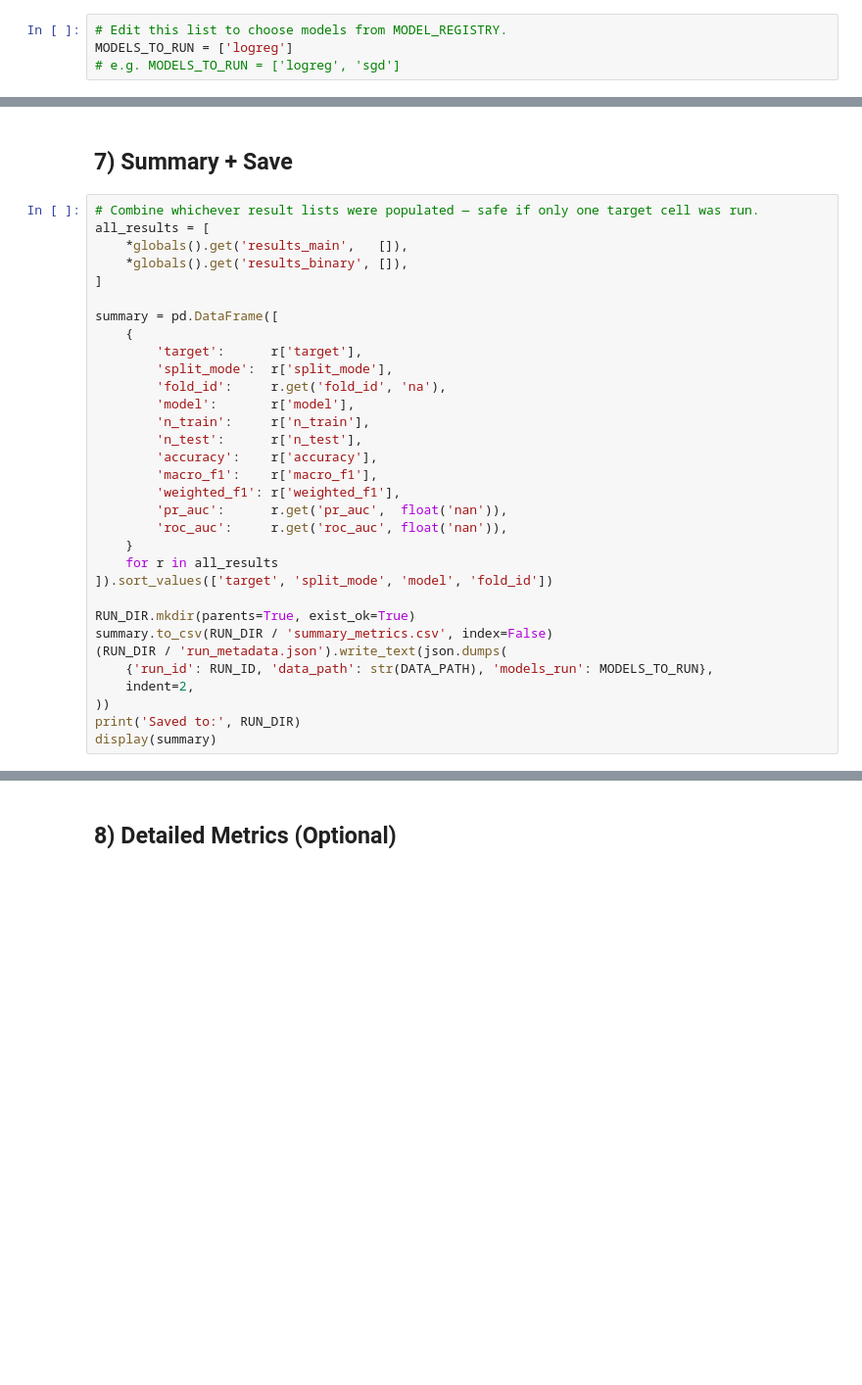
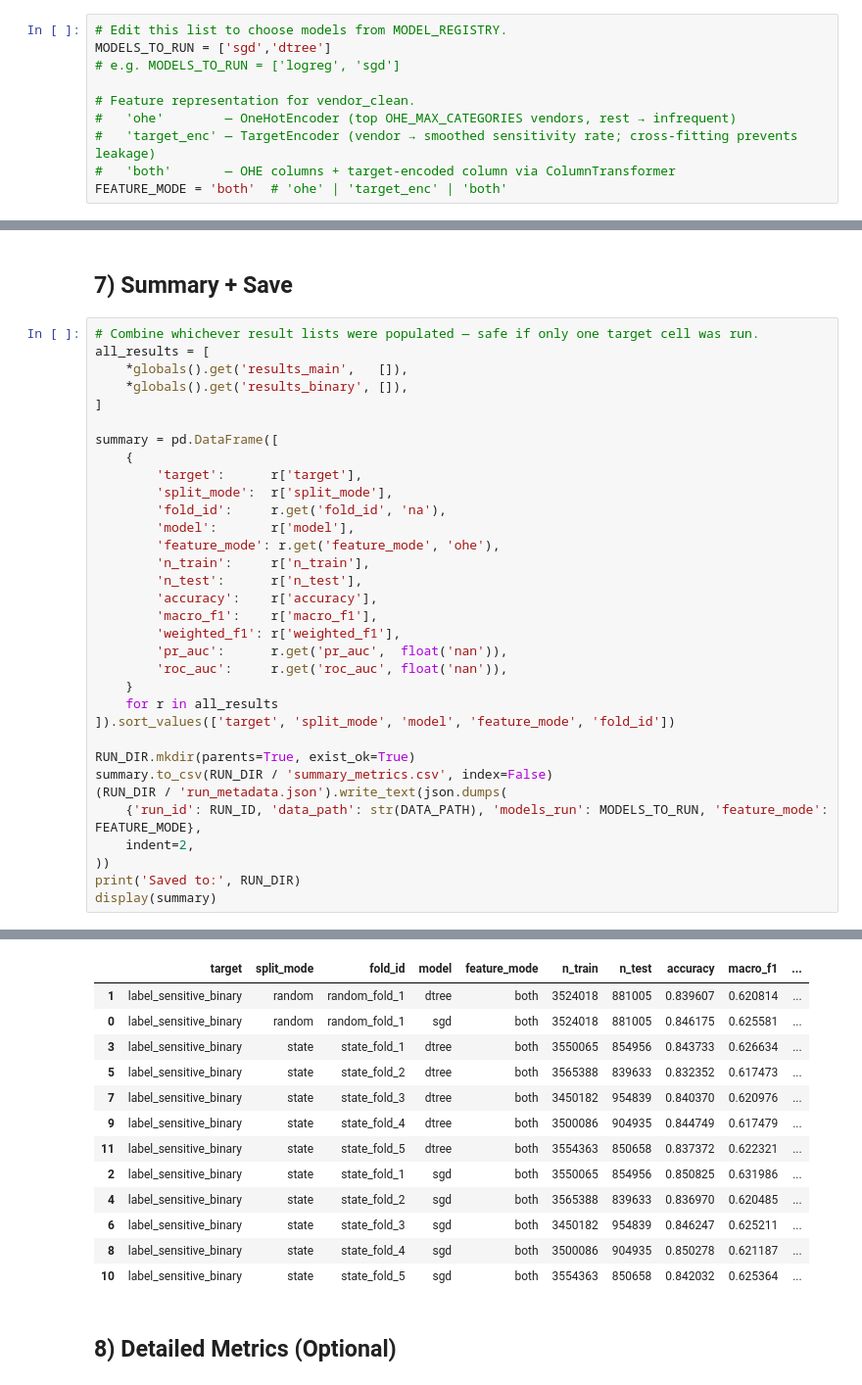
Before and after one commit to yellowchihuahua/WiFiMLCapstoneS2026, a Jupyter notebook: notebooks/ml_modeling_01.ipynb, the cells around one changed output, grey strips where cells are left out. Shown at 98% size. Drawn from its saved outputs; the diff is of its cells as text; blank space fills up the shorter version.

Commit message:
update ml_modeling_01 notebook with full modeling pipeline

```diff
--- a/notebooks/ml_modeling_01.ipynb
+++ b/notebooks/ml_modeling_01.ipynb
@@ -107,8 +127,14 @@ MODEL_REGISTRY = {
 ## 3c) Model Selection
 # %%
 # Edit this list to choose models from MODEL_REGISTRY.
-MODELS_TO_RUN = ['logreg']
+MODELS_TO_RUN = ['sgd','dtree']
 # e.g. MODELS_TO_RUN = ['logreg', 'sgd']
+
+# Feature representation for vendor_clean.
+#   'ohe'        — OneHotEncoder (top OHE_MAX_CATEGORIES vendors, rest → infrequent)
+#   'target_enc' — TargetEncoder (vendor → smoothed sensitivity rate; cross-fitting prevents leakage)
+#   'both'       — OHE columns + target-encoded column via ColumnTransformer
+FEATURE_MODE = 'both'  # 'ohe' | 'target_enc' | 'both'
 # %% [markdown]
 ## 4) Load Dataset + Quick Checkpoints
 # %%
@@ -289,6 +384,7 @@ summary = pd.DataFrame([
         'split_mode':  r['split_mode'],
         'fold_id':     r.get('fold_id', 'na'),
         'model':       r['model'],
+        'feature_mode': r.get('feature_mode', 'ohe'),
         'n_train':     r['n_train'],
         'n_test':      r['n_test'],
         'accuracy':    r['accuracy'],
@@ -298,13 +394,14 @@ summary = pd.DataFrame([
         'roc_auc':     r.get('roc_auc', float('nan')),
     }
     for r in all_results
-]).sort_values(['target', 'split_mode', 'model', 'fold_id'])
+]).sort_values(['target', 'split_mode', 'model', 'feature_mode', 'fold_id'])
 
 RUN_DIR.mkdir(parents=True, exist_ok=True)
 summary.to_csv(RUN_DIR / 'summary_metrics.csv', index=False)
 (RUN_DIR / 'run_metadata.json').write_text(json.dumps(
-    {'run_id': RUN_ID, 'data_path': str(DATA_PATH), 'models_run': MODELS_TO_RUN},
+    {'run_id': RUN_ID, 'data_path': str(DATA_PATH), 'models_run': MODELS_TO_RUN, 'feature_mode': FEATURE_MODE},
     indent=2,
 ))
 print('Saved to:', RUN_DIR)
 display(summary)
+# %% [output]
@@ -311,3 +409,16 @@ display(summary)
+|  | target | split_mode | fold_id | model | feature_mode | n_train | n_test | accuracy | macro_f1 | ... |
+| 1 | label_sensitive_binary | random | random_fold_1 | dtree | both | 3524018 | 881005 | 0.839607 | 0.620814 | ... |
+| 0 | label_sensitive_binary | random | random_fold_1 | sgd | both | 3524018 | 881005 | 0.846175 | 0.625581 | ... |
+| 3 | label_sensitive_binary | state | state_fold_1 | dtree | both | 3550065 | 854956 | 0.843733 | 0.626634 | ... |
+| 5 | label_sensitive_binary | state | state_fold_2 | dtree | both | 3565388 | 839633 | 0.832352 | 0.617473 | ... |
+| 7 | label_sensitive_binary | state | state_fold_3 | dtree | both | 3450182 | 954839 | 0.840370 | 0.620976 | ... |
+| 9 | label_sensitive_binary | state | state_fold_4 | dtree | both | 3500086 | 904935 | 0.844749 | 0.617479 | ... |
+| 11 | label_sensitive_binary | state | state_fold_5 | dtree | both | 3554363 | 850658 | 0.837372 | 0.622321 | ... |
+| 2 | label_sensitive_binary | state | state_fold_1 | sgd | both | 3550065 | 854956 | 0.850825 | 0.631986 | ... |
+| 4 | label_sensitive_binary | state | state_fold_2 | sgd | both | 3565388 | 839633 | 0.836970 | 0.620485 | ... |
+| 6 | label_sensitive_binary | state | state_fold_3 | sgd | both | 3450182 | 954839 | 0.846247 | 0.625211 | ... |
+| 8 | label_sensitive_binary | state | state_fold_4 | sgd | both | 3500086 | 904935 | 0.850278 | 0.621187 | ... |
+| 10 | label_sensitive_binary | state | state_fold_5 | sgd | both | 3554363 | 850658 | 0.842032 | 0.625364 | ... |
 # %% [markdown]
 ## 8) Detailed Metrics (Optional)
 # %%
```
Also changed, not shown: parts of 11 cells of this notebook, 3 other files.
